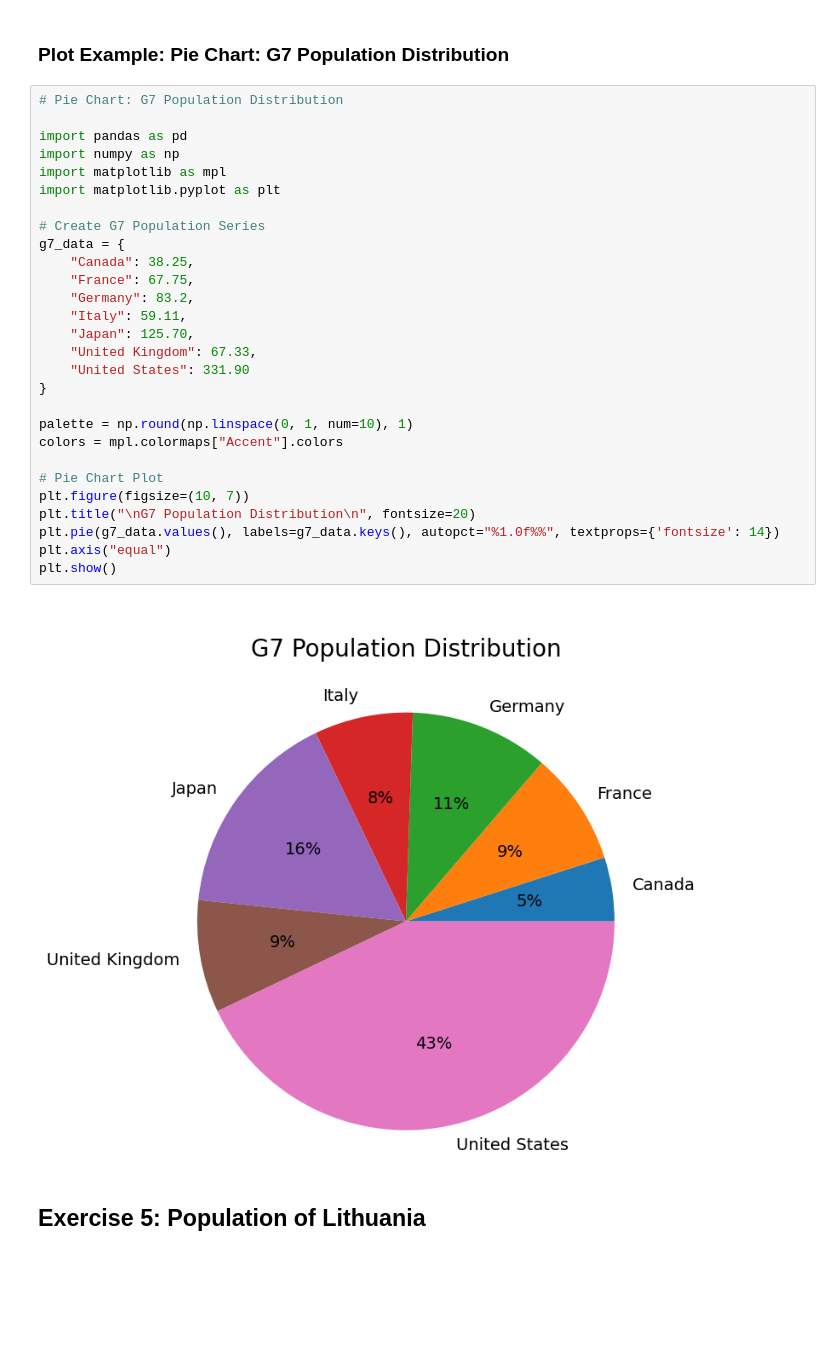
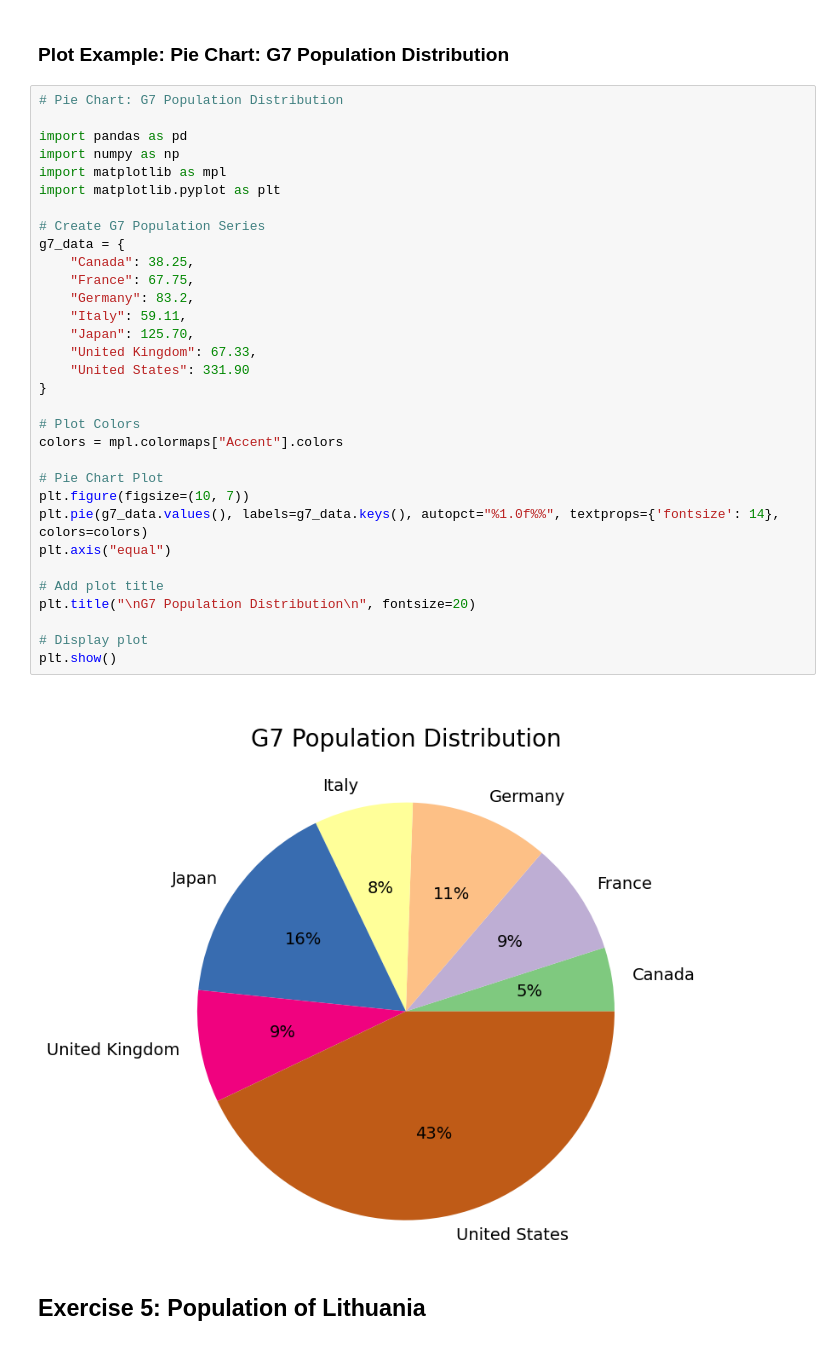
Before and after one commit to lajm-programming/data-analysis-2023, a Jupyter notebook: Pandas/01_Pandas_Series.ipynb, the cells around one changed output. Drawn from its saved outputs; the diff is of its cells as text; blank space fills up the shorter version.

```diff
--- a/Pandas/01_Pandas_Series.ipynb
+++ b/Pandas/01_Pandas_Series.ipynb
@@ -491,33 +492,37 @@ Name: G7 Population (mln.), dtype: float64
 # %%
 # Pie Chart: G7 Population Distribution
 
 import pandas as pd
 import numpy as np
 import matplotlib as mpl
 import matplotlib.pyplot as plt
 
 # Create G7 Population Series
 g7_data = {
     "Canada": 38.25,
     "France": 67.75,
     "Germany": 83.2,
     "Italy": 59.11,
     "Japan": 125.70,
     "United Kingdom": 67.33,
     "United States": 331.90
 }
 
-palette = np.round(np.linspace(0, 1, num=10), 1)
+# Plot Colors
 colors = mpl.colormaps["Accent"].colors
 
 # Pie Chart Plot
 plt.figure(figsize=(10, 7))
+plt.pie(g7_data.values(), labels=g7_data.keys(), autopct="%1.0f%%", textprops={'fontsize': 14}, colors=colors)
+plt.axis("equal")
+
+# Add plot title
 plt.title("\nG7 Population Distribution\n", fontsize=20)
-plt.pie(g7_data.values(), labels=g7_data.keys(), autopct="%1.0f%%", textprops={'fontsize': 14})
-plt.axis("equal")
+
+# Display plot
 plt.show()
 # %% [output]
-[figure, old version]
+[figure, new version]
 # %% [markdown]
 ## Exercise 5: Population of Lithuania
 # %% [markdown]
```
Also changed, not shown: parts of 3 cells of this notebook.
